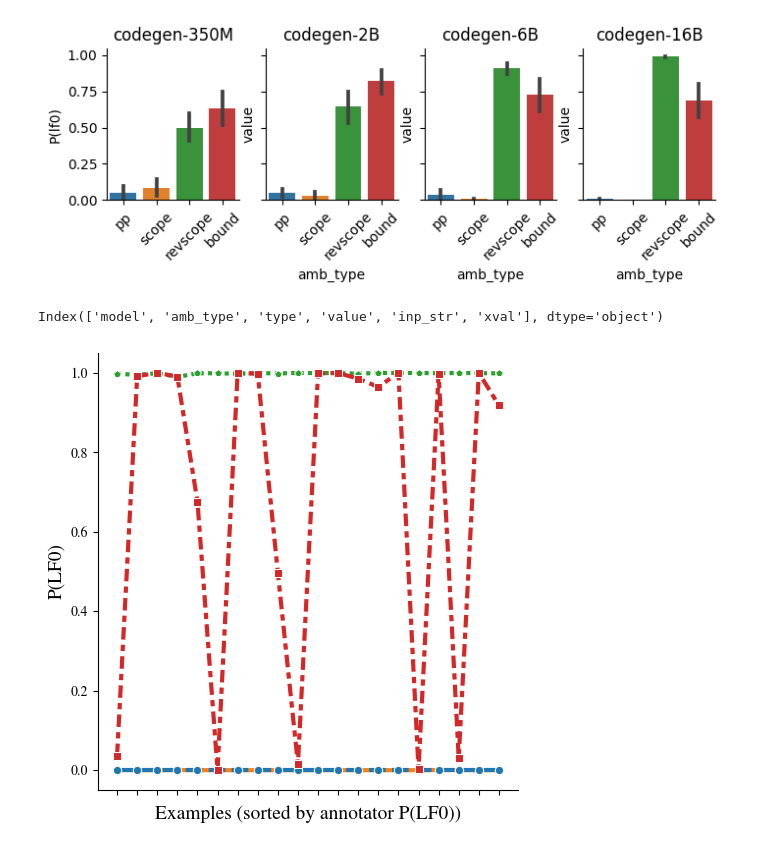
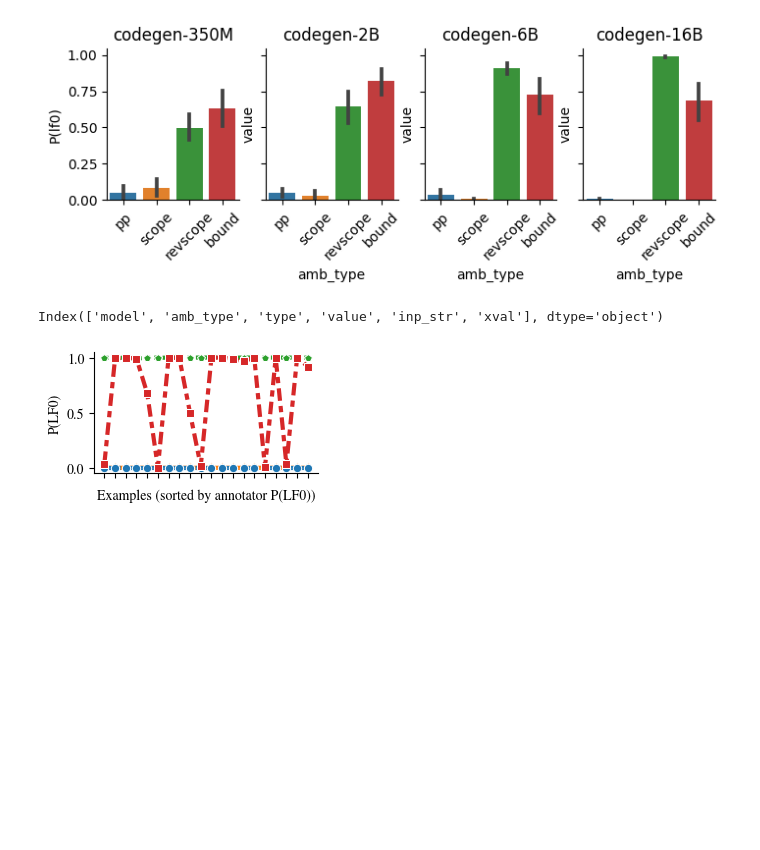
Before and after one commit to esteng/ambiguous_parsing, a Jupyter notebook: src/ambiguous_parsing/analysis/zero_shot_forced_hit.ipynb, the cells around one changed output. Cells and saved outputs as stored; diff of their text form; code cells hidden in the pictures; blank space fills up the shorter version.

```diff
--- a/src/ambiguous_parsing/analysis/zero_shot_forced_hit.ipynb
+++ b/src/ambiguous_parsing/analysis/zero_shot_forced_hit.ipynb
@@ -99,7 +99,7 @@ plt.rcParams.update({"font.family": "Nimbus Roman"})
 
 order_data = json.load(open("/home/estengel/ambiguous_parsing_hit/analysis/order_data.json"))
 
-fig, ax = plt.subplots(1,1, figsize=(5,5), sharex=True, sharey=True)
+fig, ax = plt.subplots(1,1, figsize=(3,1.8), sharex=True, sharey=True)
 
 df_to_plot = []
 worker = None
@@ -121,33 +121,33 @@ model = "codegen-16B"
 
 new_df = []
 prob_df = prob_df[prob_df['model'] == model]
 for amb_type in ['scope', 'pp',  'revscope', 'bound']:
     data = prob_df[prob_df['amb_type'] == amb_type]
     # sort by order data
     data = data.sort_values(by=['inp_str'], key=lambda x: [order_data[amb_type].index(i) for i in x])
     data['xval'] = range(len(data))
     new_df.append(data)
 df = pd.concat(new_df)
 
 print(data.keys())
 sns.lineplot(data = df,
             x = "xval",
             y ="value",
             hue='amb_type',
             palette=colors,
             style="amb_type",
             markers=markers,
             linewidth=3)
 sns.despine()
 
-ax.set_ylabel("P(LF0)", fontsize=14)
-ax.set_xlabel("Examples (sorted by annotator P(LF0))", fontsize=14)
+ax.set_ylabel("P(LF0)", fontsize=10)
+ax.set_xlabel("Examples (sorted by annotator P(LF0))", fontsize=10)
 ax.set_xticks([i for i in range(20)])
 ax.set_xticklabels(['' for _ in range(20)])
 ax.legend().remove()
 
 plt.tight_layout()
 plt.savefig("/home/estengel/papers/ambiguous-parsing-2023/figures/model_on_hit.pdf")
 # %% [output]
 Index(['model', 'amb_type', 'type', 'value', 'inp_str', 'xval'], dtype='object')
-[figure, old version]
+[figure, new version]
```
Also changed, not shown: 7 other files.
